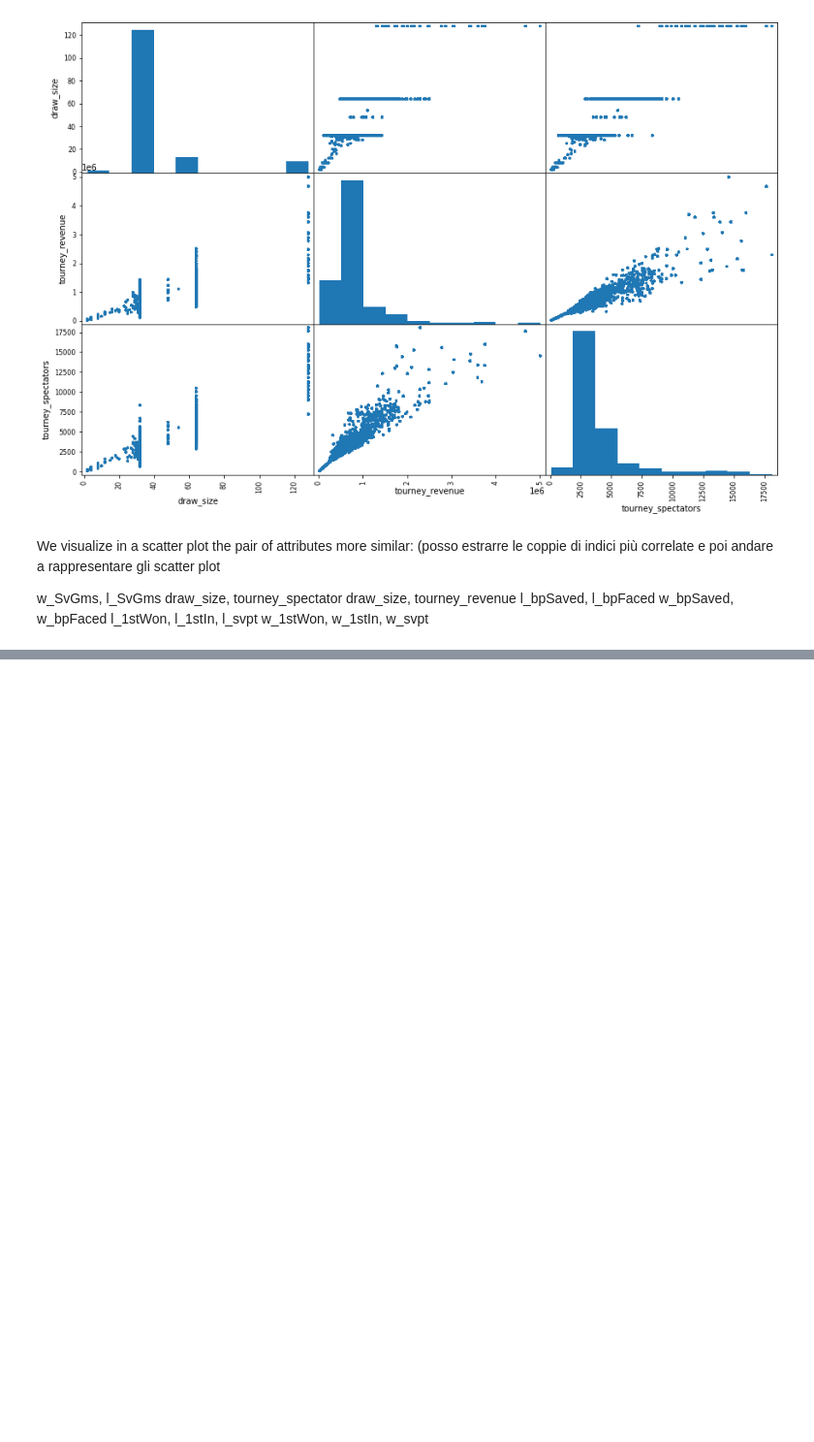
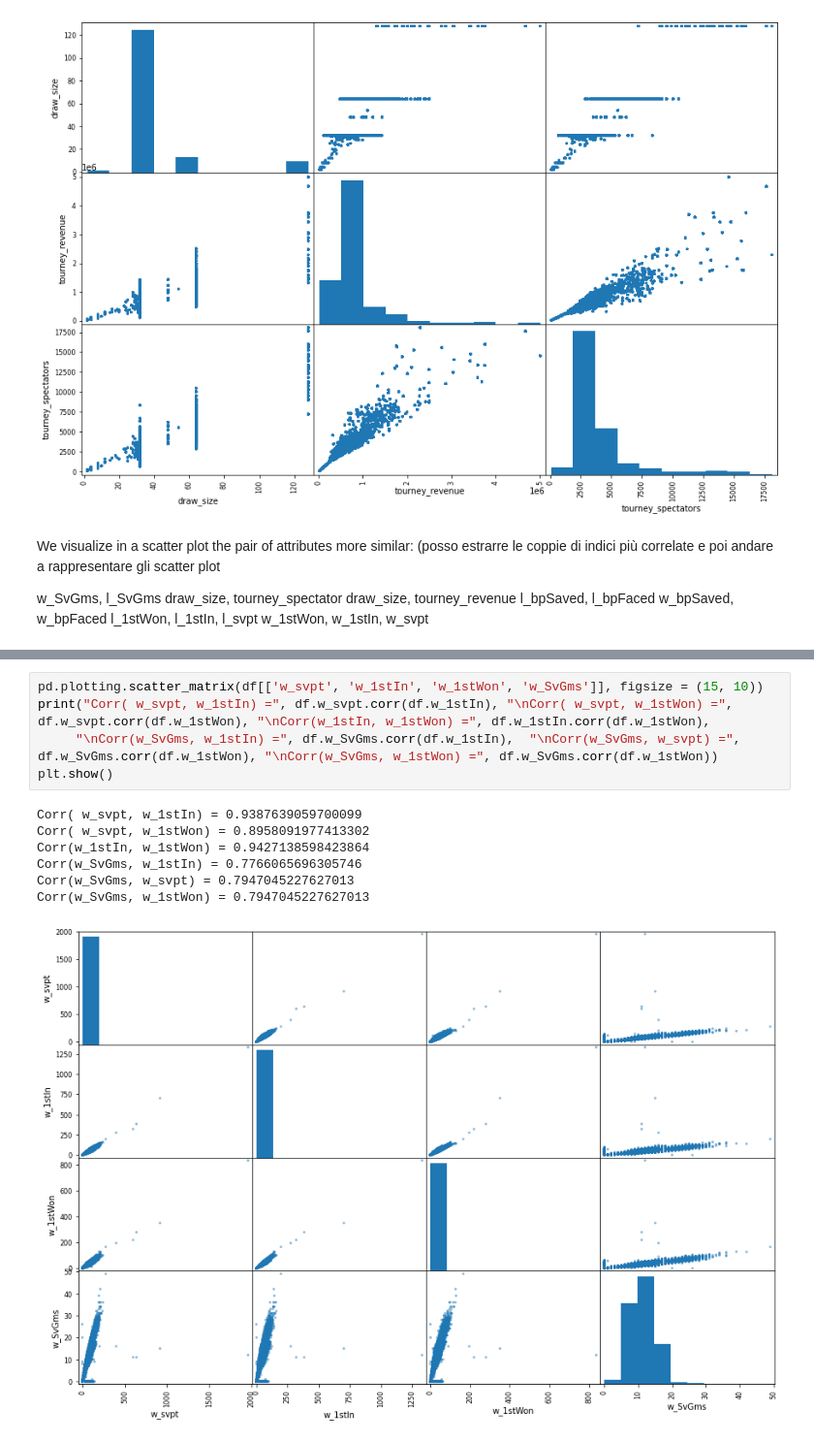
Before and after one commit to OrnelaDanushi/DM-project21, a Jupyter notebook: Data_Correlation.ipynb, the cells around one changed output, grey strips where cells are left out. Shown at 97% size. Drawn from its saved outputs; the diff is of its cells as text; blank space fills up the shorter version.

```diff
--- a/Data_Correlation.ipynb
+++ b/Data_Correlation.ipynb
@@ -98,0 +89,13 @@ df.plot.scatter(x = 'winner_id', y = 'loser_id')
+# %%
+pd.plotting.scatter_matrix(df[['w_svpt', 'w_1stIn', 'w_1stWon', 'w_SvGms']], figsize = (15, 10))
+print("Corr( w_svpt, w_1stIn) =", df.w_svpt.corr(df.w_1stIn), "\nCorr( w_svpt, w_1stWon) =", df.w_svpt.corr(df.w_1stWon), "\nCorr(w_1stIn, w_1stWon) =", df.w_1stIn.corr(df.w_1stWon),
+     "\nCorr(w_SvGms, w_1stIn) =", df.w_SvGms.corr(df.w_1stIn),  "\nCorr(w_SvGms, w_svpt) =", df.w_SvGms.corr(df.w_1stWon), "\nCorr(w_SvGms, w_1stWon) =", df.w_SvGms.corr(df.w_1stWon))
+plt.show()
+# %% [output]
+Corr( w_svpt, w_1stIn) = 0.9387639059700099
+Corr( w_svpt, w_1stWon) = 0.8958091977413302
+Corr(w_1stIn, w_1stWon) = 0.9427138598423864
+Corr(w_SvGms, w_1stIn) = 0.7766065696305746
+Corr(w_SvGms, w_svpt) = 0.7947045227627013
+Corr(w_SvGms, w_1stWon) = 0.7947045227627013
+[figure, added]
```
Also changed, not shown: parts of 12 cells of this notebook.
